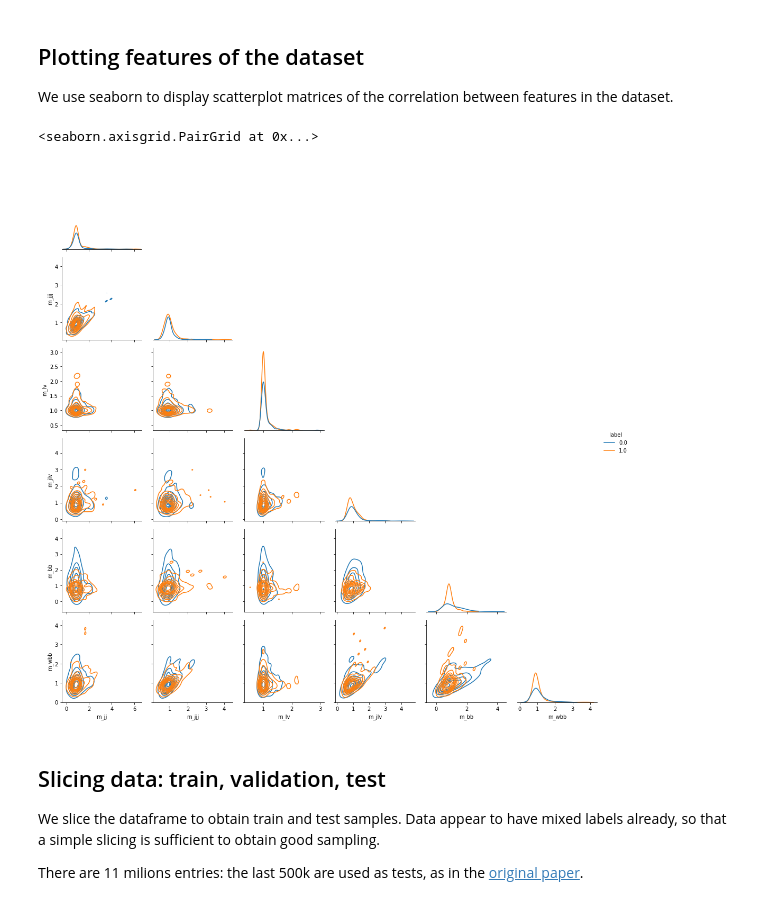
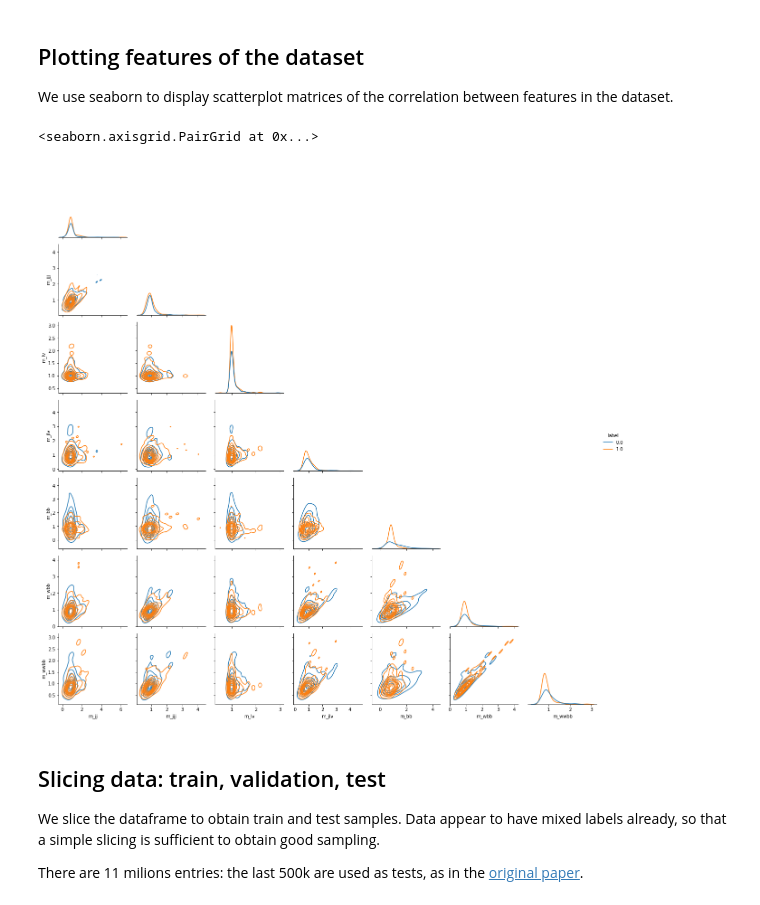
Before and after one commit to MarcoRiggirello/diglm, a Jupyter notebook: docs/source/notebooks/higgs_diglm_nb.ipynb, the cells around one changed output. Cells and saved outputs as stored; diff of their text form; code cells hidden in the pictures.

```diff
--- a/docs/source/notebooks/higgs_diglm_nb.ipynb
+++ b/docs/source/notebooks/higgs_diglm_nb.ipynb
@@ -67,52 +67,28 @@ We use seaborn to display scatterplot matrices of the correlation between featur
 # %%
 column_labels = ['label','lepton pT', 'lepton eta', 'lepton phi',
                  'missing energy magnitude', 'missing energy phi',
                  'jet 1 pt', 'jet 1 eta', 'jet 1 phi',
                  'jet 1 b-tag', 'jet 2 pt', 'jet 2 eta',
                  'jet 2 phi', 'jet 2 b-tag', 'jet 3 pt',
                  'jet 3 eta', 'jet 3 phi', 'jet 3 b-tag',
                  'jet 4 pt', 'jet 4 eta', 'jet 4 phi',
                  'jet 4 b-tag', 'm_jj', 'm_jjj','m_lv',
                  'm_jlv', 'm_bb', 'm_wbb', 'm_wwbb']
 data = pd.read_csv(file_path,
                    header=0,
                    names=column_labels,
                    nrows=8192*128)
 
-# Creating a gif of  correlation scatter plots... but another time
-"""
-tuple_var = [(1, 7), (8, 14), (15, 21), (22, 28)]
-grid_list = [sns.PairGrid(data.head(500),
-                          hue='label',
-                          vars=column_labels[init:end],
-                          corner=True)
-             for init, end in tuple_var]
-
-fig_list = []
-for i, grid in enumerate(grid_list):
-    grid.map_diag(sns.kdeplot)
-    grid.map_offdiag(sns.kdeplot)
-    grid.add_legend()
-    fig_name = f'sns_plot{i}.png'
-    grid.savefig(fig_name)
-    fig_list.append(imageio.imread(fig_name))
-
-imageio.mimsave('sns.gif',
-                fig_list,
-                duration = 5)
-im = Image.open('sns.gif')
-im.show()
-"""
 grid = sns.PairGrid(data.head(500),
                     hue='label',
-                    vars=column_labels[22:28],
+                    vars=column_labels[22:],
                     corner=True)
 grid.map_diag(sns.kdeplot)
 grid.map_offdiag(sns.kdeplot)
 grid.add_legend()
 # %% [output]
 <seaborn.axisgrid.PairGrid at 0x...>
-[figure, old version]
+[figure, new version]
 # %% [markdown]
 ## Slicing data: train, validation, test
 
```
Also changed, not shown: parts of 9 cells of this notebook, 4 other files.
